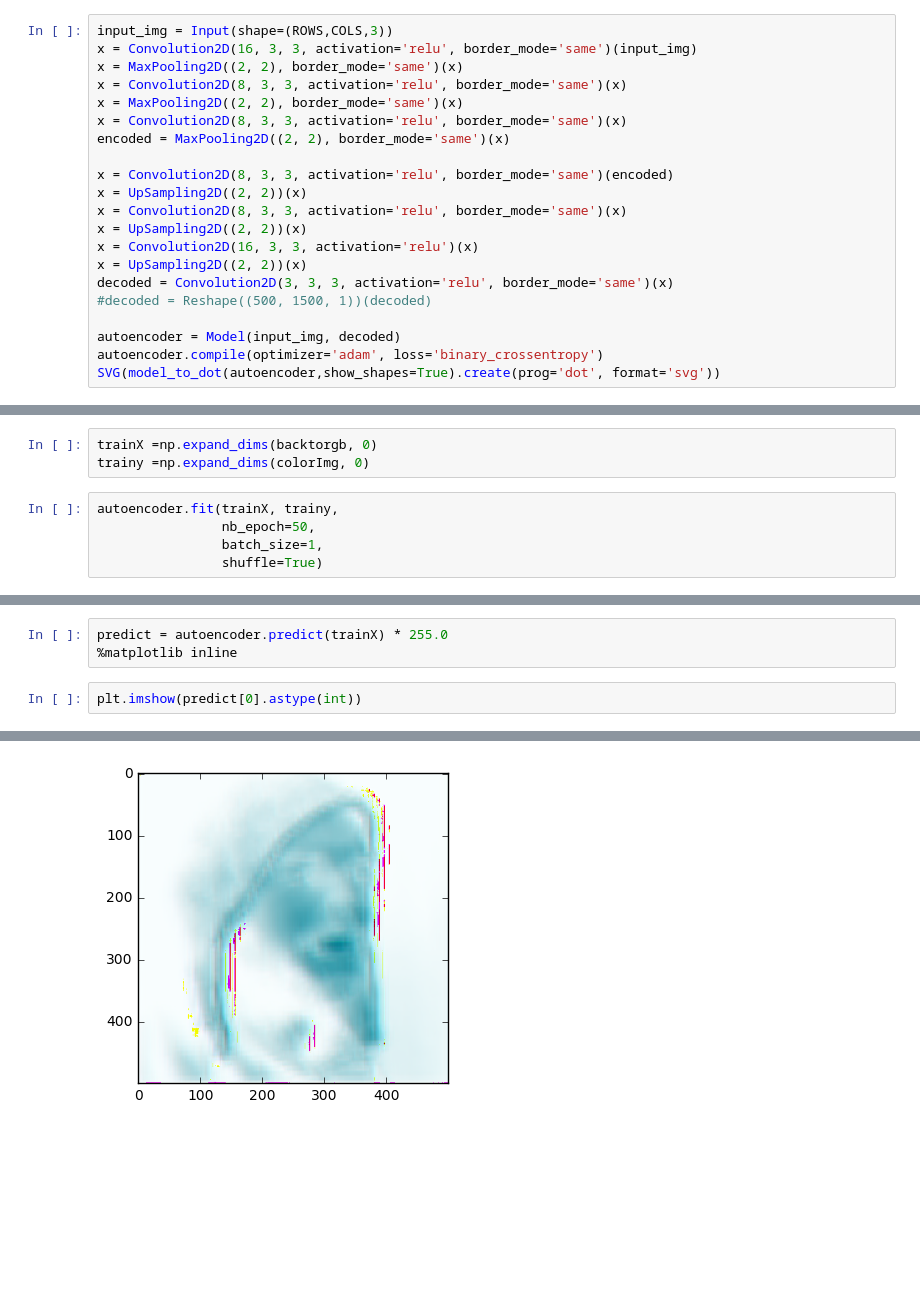
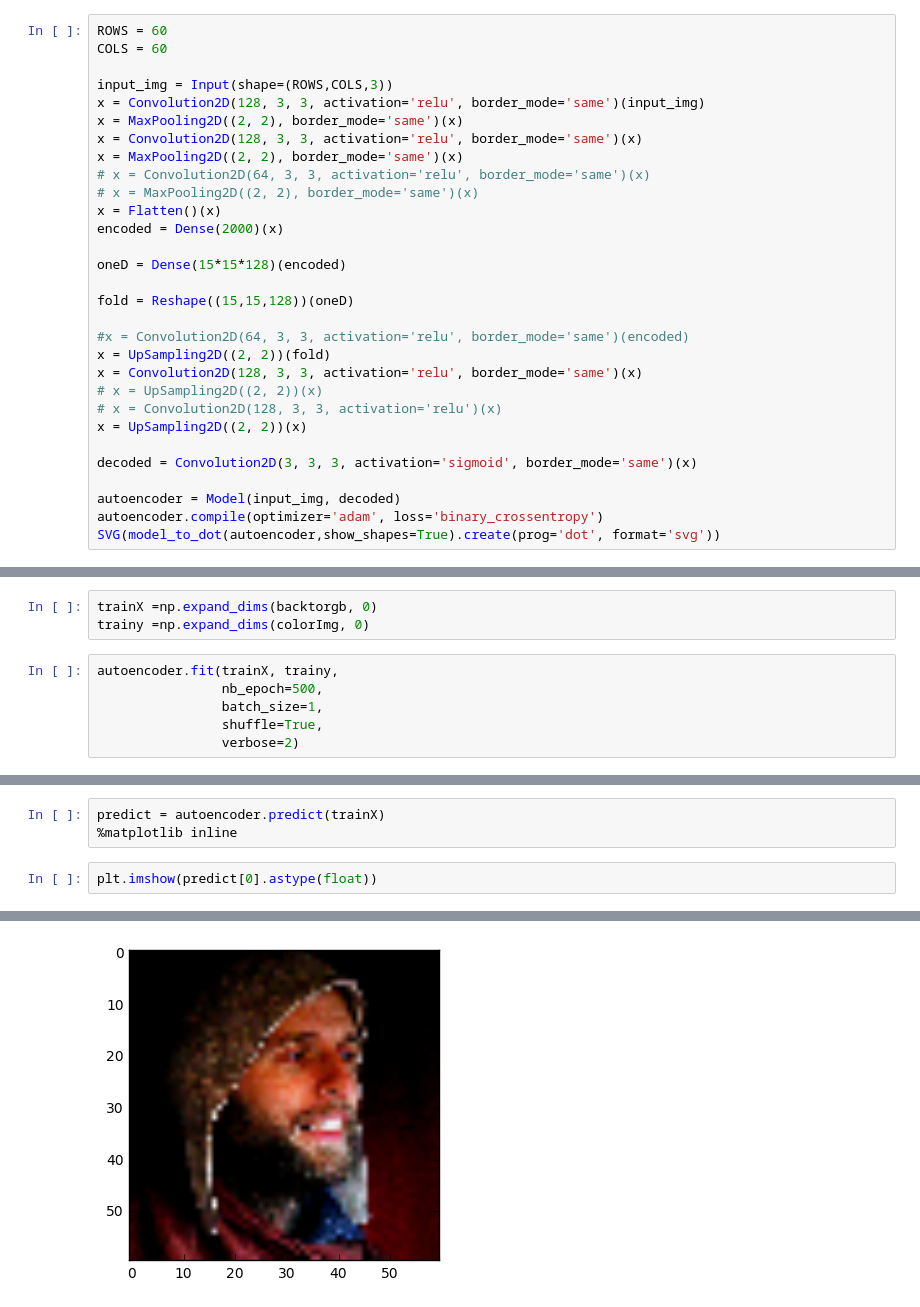
Before and after one commit to yhfy2006/machineLearningInPython, a Jupyter notebook: AutoEncoder/blackColored.ipynb, the cells around one changed output, grey strips where cells are left out. Cells and saved outputs as stored; diff of their text form; blank space fills up the shorter version.

```diff
--- a/AutoEncoder/blackColored.ipynb
+++ b/AutoEncoder/blackColored.ipynb
@@ -57,20 +83,29 @@ plt.show()
 # %%
+ROWS = 60
+COLS = 60
+
 input_img = Input(shape=(ROWS,COLS,3))
-x = Convolution2D(16, 3, 3, activation='relu', border_mode='same')(input_img)
+x = Convolution2D(128, 3, 3, activation='relu', border_mode='same')(input_img)
 x = MaxPooling2D((2, 2), border_mode='same')(x)
-x = Convolution2D(8, 3, 3, activation='relu', border_mode='same')(x)
+x = Convolution2D(128, 3, 3, activation='relu', border_mode='same')(x)
 x = MaxPooling2D((2, 2), border_mode='same')(x)
-x = Convolution2D(8, 3, 3, activation='relu', border_mode='same')(x)
-encoded = MaxPooling2D((2, 2), border_mode='same')(x)
+# x = Convolution2D(64, 3, 3, activation='relu', border_mode='same')(x)
+# x = MaxPooling2D((2, 2), border_mode='same')(x)
+x = Flatten()(x)
+encoded = Dense(2000)(x)
 
-x = Convolution2D(8, 3, 3, activation='relu', border_mode='same')(encoded)
+oneD = Dense(15*15*128)(encoded)
+
+fold = Reshape((15,15,128))(oneD)
+
+#x = Convolution2D(64, 3, 3, activation='relu', border_mode='same')(encoded)
+x = UpSampling2D((2, 2))(fold)
+x = Convolution2D(128, 3, 3, activation='relu', border_mode='same')(x)
+# x = UpSampling2D((2, 2))(x)
+# x = Convolution2D(128, 3, 3, activation='relu')(x)
 x = UpSampling2D((2, 2))(x)
-x = Convolution2D(8, 3, 3, activation='relu', border_mode='same')(x)
-x = UpSampling2D((2, 2))(x)
-x = Convolution2D(16, 3, 3, activation='relu')(x)
-x = UpSampling2D((2, 2))(x)
-decoded = Convolution2D(3, 3, 3, activation='relu', border_mode='same')(x)
-#decoded = Reshape((500, 1500, 1))(decoded)
+
+decoded = Convolution2D(3, 3, 3, activation='sigmoid', border_mode='same')(x)
 
 autoencoder = Model(input_img, decoded)
 autoencoder.compile(optimizer='adam', loss='binary_crossentropy')
@@ -82,7 +117,8 @@ trainX =np.expand_dims(backtorgb, 0)
 trainy =np.expand_dims(colorImg, 0)
 # %%
 autoencoder.fit(trainX, trainy,
-                nb_epoch=50,
+                nb_epoch=500,
                 batch_size=1,
-                shuffle=True)
+                shuffle=True,
+                verbose=2)
 # %% [output]
@@ -125,13 +161,13 @@ Trainable params: 4,963
 Non-trainable params: 0
 ____________________________________________________________________________________________________
 # %%
-predict = autoencoder.predict(trainX) * 255.0
+predict = autoencoder.predict(trainX)
 %matplotlib inline
 # %%
-plt.imshow(predict[0].astype(int))
+plt.imshow(predict[0].astype(float))
 # %% [output]
 <matplotlib.image.AxesImage at 0x...>
-[figure, old version]
+[figure, new version]
 # %%
 predict[0].astype(int)
 # %% [output]
```
Also changed, not shown: parts of 6 cells of this notebook, 1 other file.
